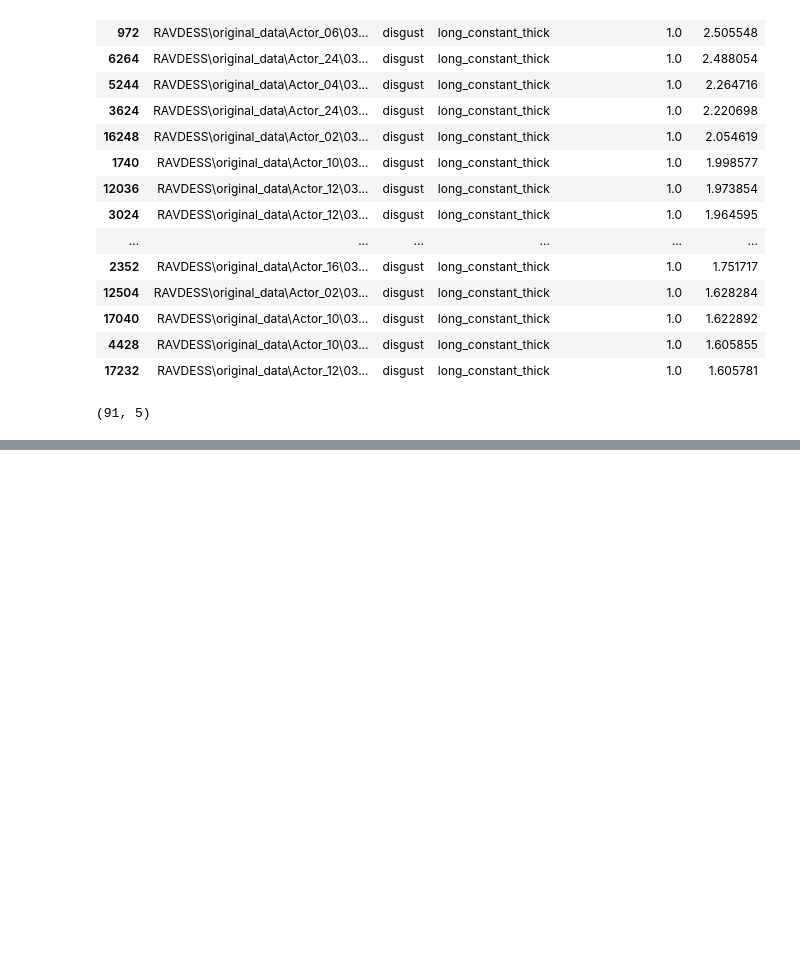
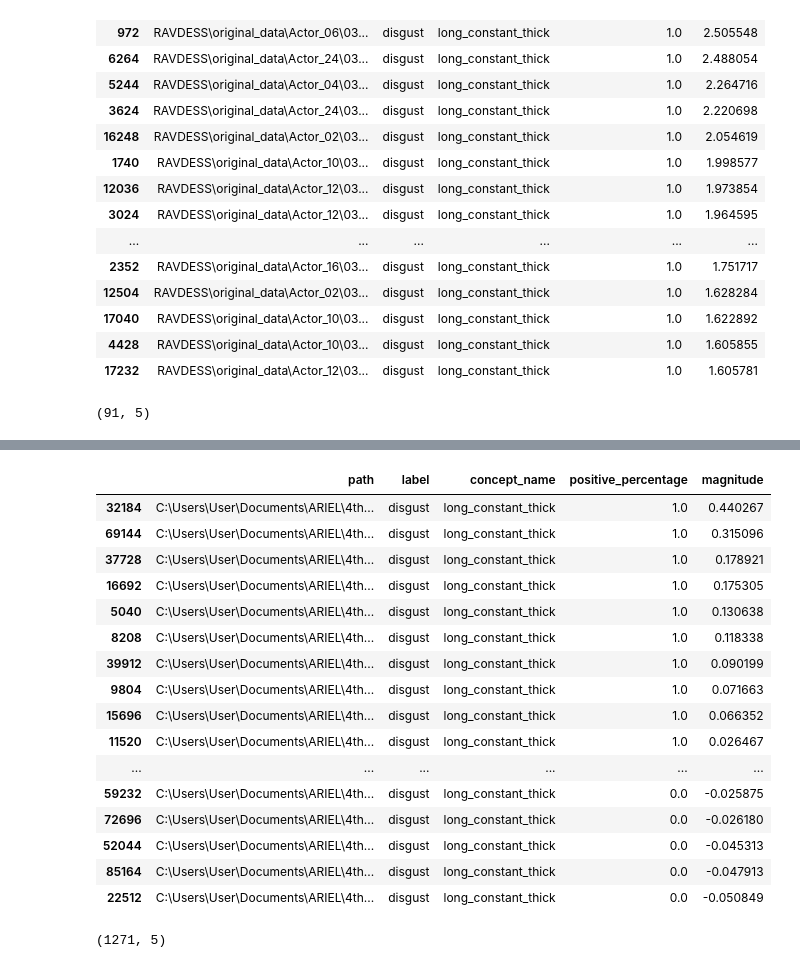
Before and after one commit to Ely6899/Audio_processing_project, a Jupyter notebook: Models/SentimentAnalysis/data_examination.ipynb, the cells around one changed output, grey strips where cells are left out. Drawn from its saved outputs; the diff is of its cells as text; code cells hidden in the pictures; blank space fills up the shorter version.

```diff
--- a/Models/SentimentAnalysis/data_examination.ipynb
+++ b/Models/SentimentAnalysis/data_examination.ipynb
@@ -343,0 +385,15 @@ df_merged.shape
+# %%
+# load tcav_per_sample_with_attributes.csv
+df_merged = pd.read_csv("crema_d_tcav_results_per_sample.csv")
+
+# drop rows whose true_label != predicted_label
+df_merged = df_merged[df_merged['true_label'] == df_merged['predicted_label']]
+
+# rename 'predicted_label' to 'label'
+df_merged = df_merged.rename(columns={'predicted_label': 'label'})
+
+# drop unnecessary columns
+df_merged = df_merged.drop(columns=['true_label', 'predicted_probability', 'layer_name'])
+
+display(df_merged.head(5))
+display(df_merged.describe())
@@ -343,0 +451,25 @@ df_merged.shape
+# %%
+# give all the rows with disgust and long_constant_thick sorted by magnitude
+df_merged = df_merged[(df_merged['label'] == 'disgust') & (df_merged['concept_name'] == 'long_constant_thick')]
+df_merged = df_merged.sort_values(by='magnitude', ascending=False)
+display(df_merged.head(20))
+df_merged.shape
+# %% [output]
+|  | path | label | concept_name | positive_percentage | magnitude |
+| 32184 | C:\Users\User\Documents\ARIEL\4th... | disgust | long_constant_thick | 1.0 | 0.440267 |
+| 69144 | C:\Users\User\Documents\ARIEL\4th... | disgust | long_constant_thick | 1.0 | 0.315096 |
+| 37728 | C:\Users\User\Documents\ARIEL\4th... | disgust | long_constant_thick | 1.0 | 0.178921 |
+| 16692 | C:\Users\User\Documents\ARIEL\4th... | disgust | long_constant_thick | 1.0 | 0.175305 |
+| 5040 | C:\Users\User\Documents\ARIEL\4th... | disgust | long_constant_thick | 1.0 | 0.130638 |
+| 8208 | C:\Users\User\Documents\ARIEL\4th... | disgust | long_constant_thick | 1.0 | 0.118338 |
+| 39912 | C:\Users\User\Documents\ARIEL\4th... | disgust | long_constant_thick | 1.0 | 0.090199 |
+| 9804 | C:\Users\User\Documents\ARIEL\4th... | disgust | long_constant_thick | 1.0 | 0.071663 |
+| 15696 | C:\Users\User\Documents\ARIEL\4th... | disgust | long_constant_thick | 1.0 | 0.066352 |
+| 11520 | C:\Users\User\Documents\ARIEL\4th... | disgust | long_constant_thick | 1.0 | 0.026467 |
+| ... | ... | ... | ... | ... | ... |
+| 59232 | C:\Users\User\Documents\ARIEL\4th... | disgust | long_constant_thick | 0.0 | -0.025875 |
+| 72696 | C:\Users\User\Documents\ARIEL\4th... | disgust | long_constant_thick | 0.0 | -0.026180 |
+| 52044 | C:\Users\User\Documents\ARIEL\4th... | disgust | long_constant_thick | 0.0 | -0.045313 |
+| 85164 | C:\Users\User\Documents\ARIEL\4th... | disgust | long_constant_thick | 0.0 | -0.047913 |
+| 22512 | C:\Users\User\Documents\ARIEL\4th... | disgust | long_constant_thick | 0.0 | -0.050849 |
+(1271, 5)
```
Also changed, not shown: parts of 14 cells of this notebook.
